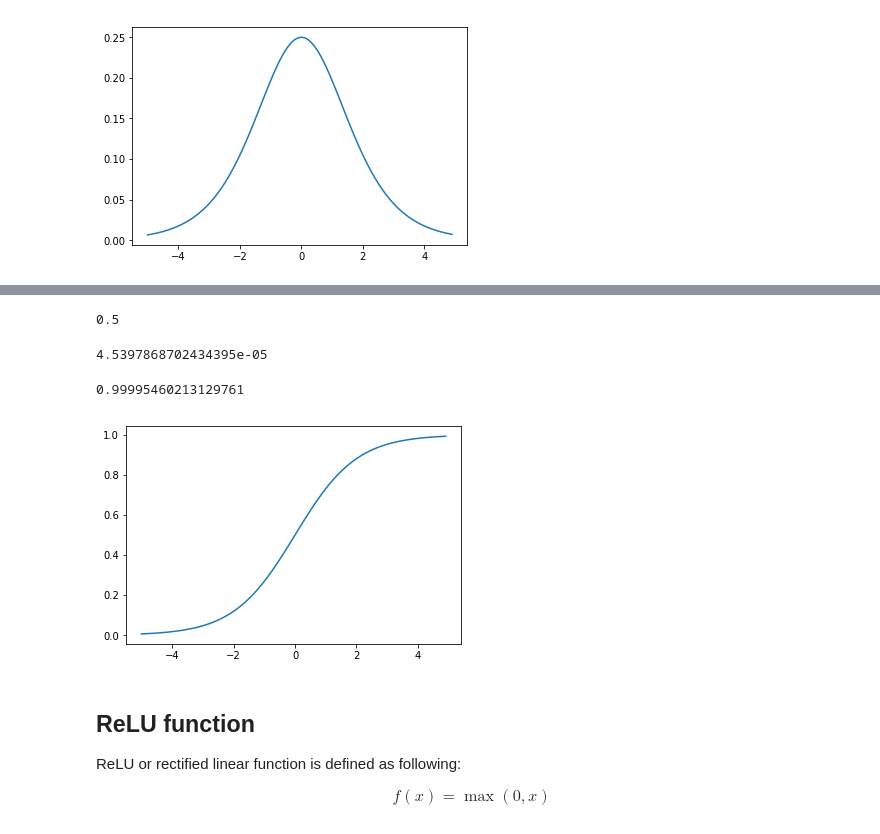
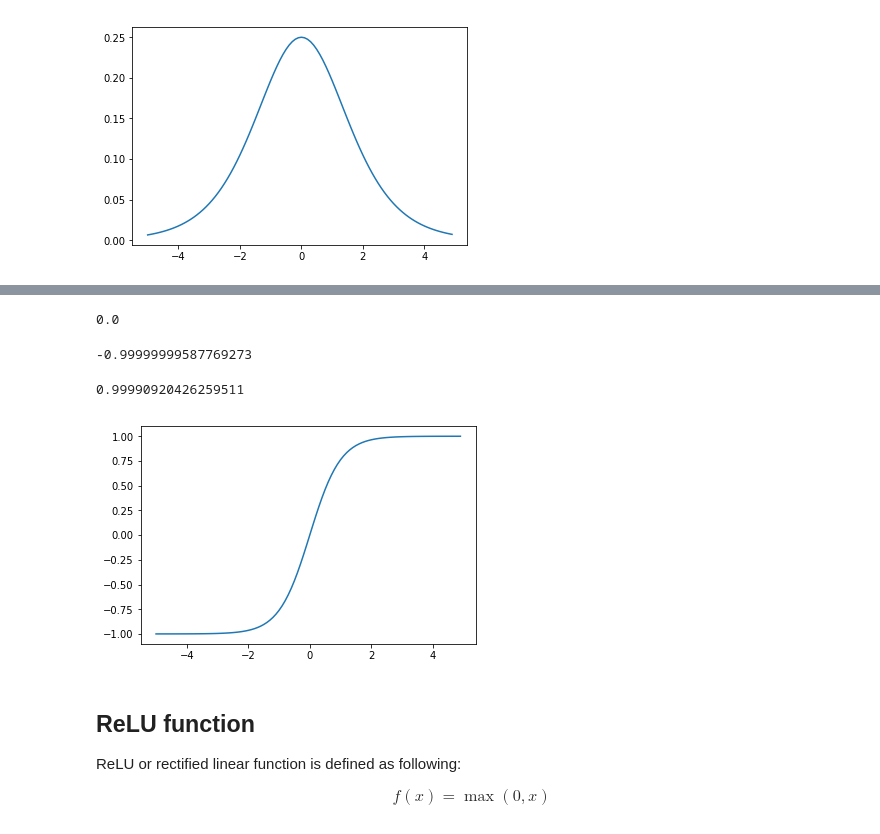
Before and after one commit to takaiwai/deep-learning-for-art-and-design, a Jupyter notebook: 08_3_activation_functions.ipynb, the cells around one changed output, grey strips where cells are left out. Saved outputs shown, nothing was run; the diff lists cells and outputs as text; code cells hidden in the pictures.

```diff
--- a/08_3_activation_functions.ipynb
+++ b/08_3_activation_functions.ipynb
@@ -113,26 +122,26 @@ $$
 # %%
-def sigmoid(x):
-    return 1 / (1 + np.exp(-x))
+def tanh(x):
+    return np.tanh(x)
 # %%
-sigmoid(0)
+tanh(0)
 # %% [output]
-0.5
+0.0
 # %%
-sigmoid(-10)
+tanh(-10)
 # %% [output]
-4.5397868702434395e-05
+-0.99999999587769273
-# %%
-sigmoid(10)
-# %% [output]
-0.99995460213129761
+# %%
+tanh(5)
+# %% [output]
+0.99990920426259511
 # %%
 x = np.arange(-5, 5, 0.1)
-y = sigmoid(x)
+y = tanh(x)
 
 plt.plot(x, y)
 plt.show()
 # %% [output]
-[figure, old version]
+[figure, new version]
 # %% [markdown]
 ## ReLU function
 
```
Also changed, not shown: parts of 3 cells of this notebook.
